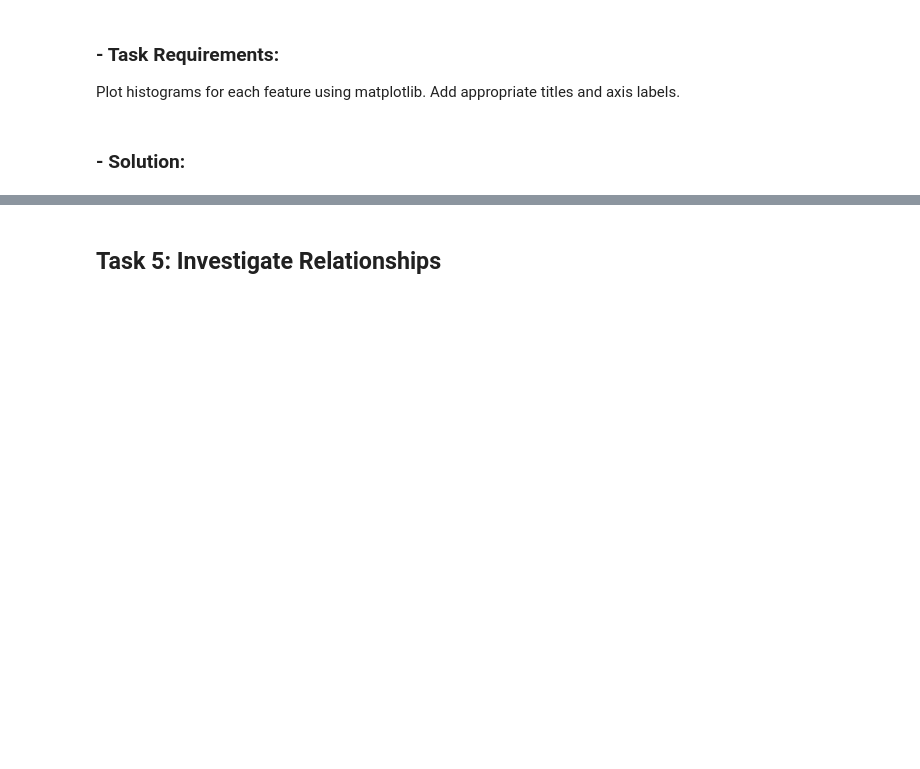
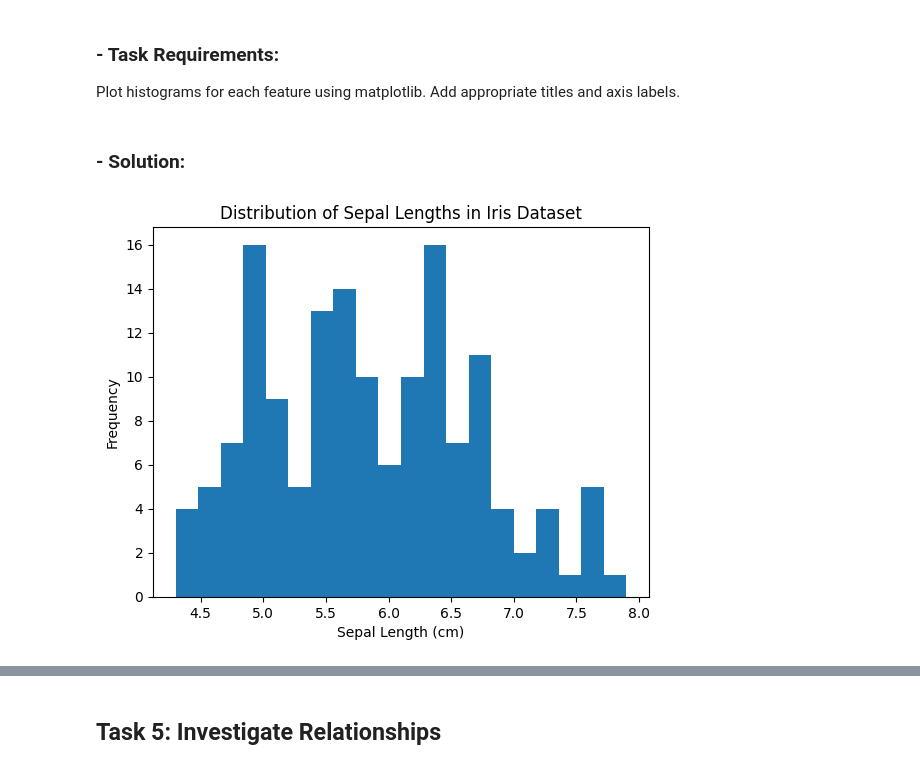
Before and after one commit to elainecazetta/principles_of_data_analytics, a Jupyter notebook: tasks.ipynb, the cells around one changed output, grey strips where cells are left out. Saved outputs shown, nothing was run; the diff lists cells and outputs as text; code cells hidden in the pictures; blank space fills up the shorter version.

```diff
--- a/tasks.ipynb
+++ b/tasks.ipynb
@@ -154,0 +153,13 @@ import numpy as np
+# %%
+# Create the histogram for sepal length
+plt.hist(df["sepal_length"], bins=20)
+
+# Add titles and labels
+plt.title("Distribution of Sepal Lengths in Iris Dataset")
+plt.xlabel("Sepal Length (cm)")
+plt.ylabel("Frequency")
+
+# Show the plot
+plt.show()
+# %% [output]
+[figure, added]
```
Also changed, not shown: parts of 4 cells of this notebook.
